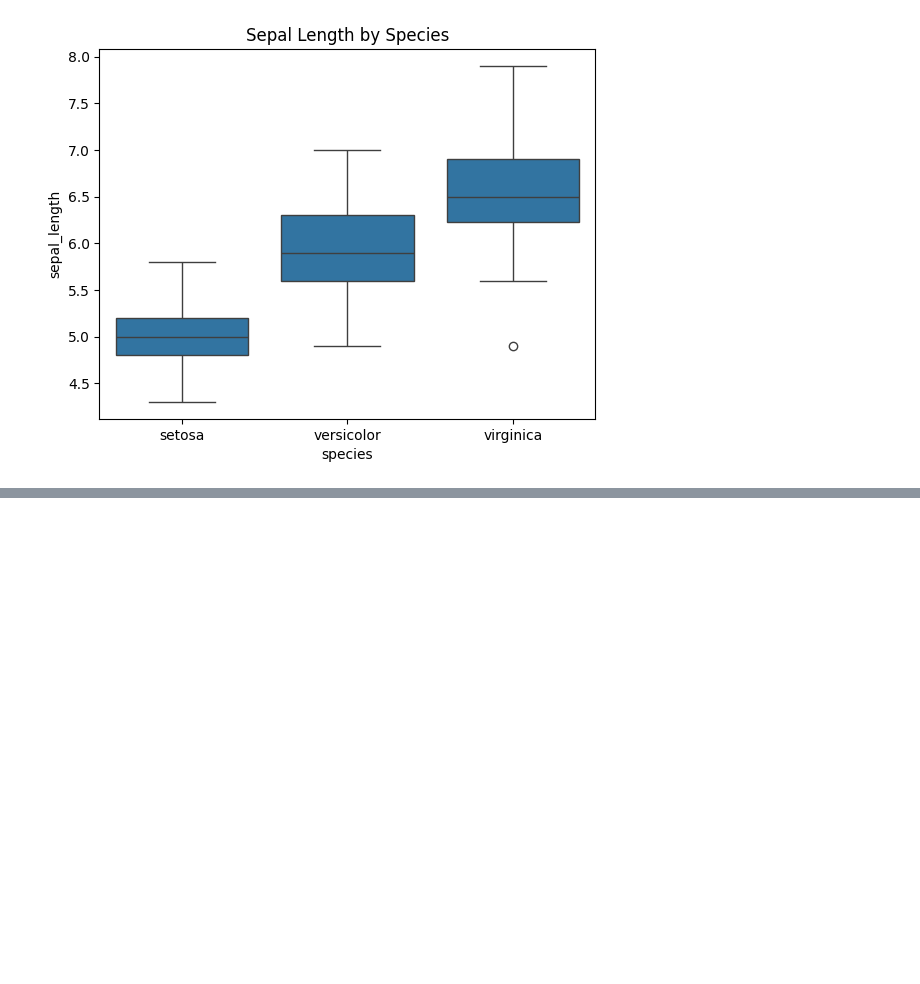
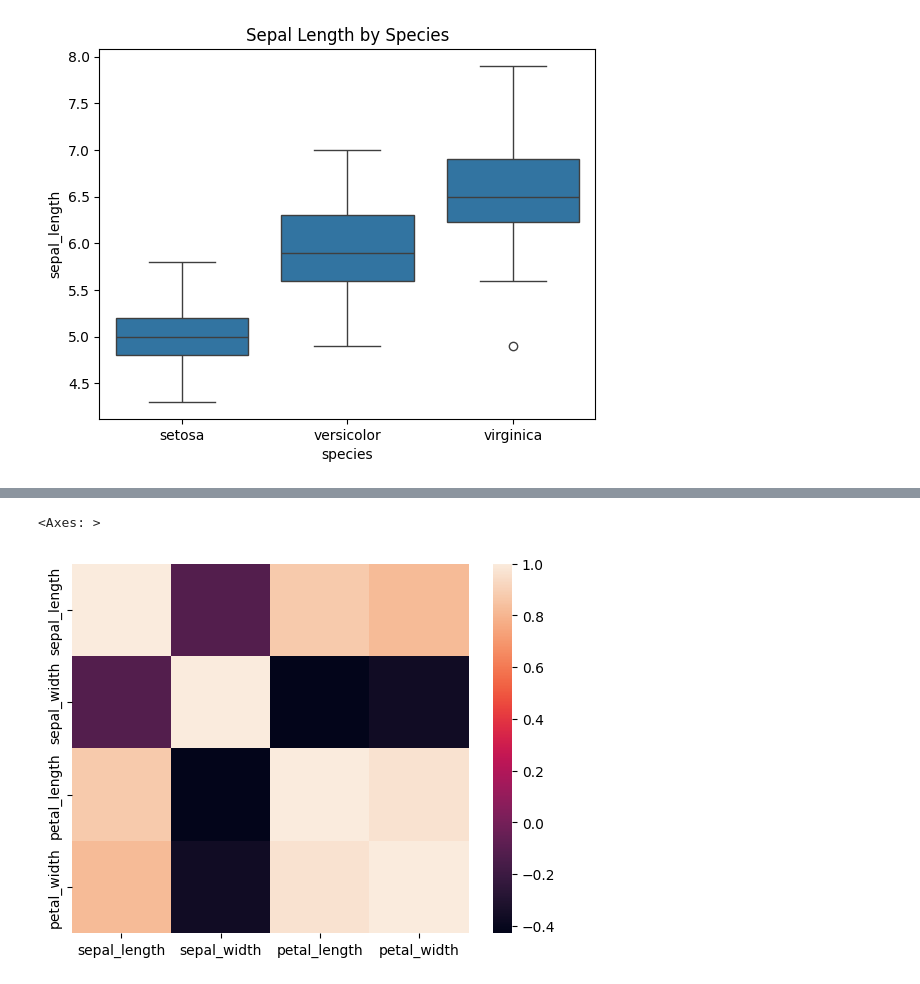
Before and after one commit to devendrapandey2005/data-visualization, a Jupyter notebook: data_visualization_for_training_7th_sem.ipynb, the cells around one changed output, grey strips where cells are left out. Cells and saved outputs as stored; diff of their text form; code cells hidden in the pictures; blank space fills up the shorter version.

```diff
--- a/data_visualization_for_training_7th_sem.ipynb
+++ b/data_visualization_for_training_7th_sem.ipynb
@@ -587,0 +674,9 @@ plt.show()
+# %%
+#heatmap
+#calculate correlation matrix
+correlation_matrix = df_iris.corr(numeric_only=True)
+#heatmap
+sns.heatmap(correlation_matrix)
+# %% [output]
+<Axes: >
+[figure, added]
```
Also changed, not shown: parts of 25 cells of this notebook.
